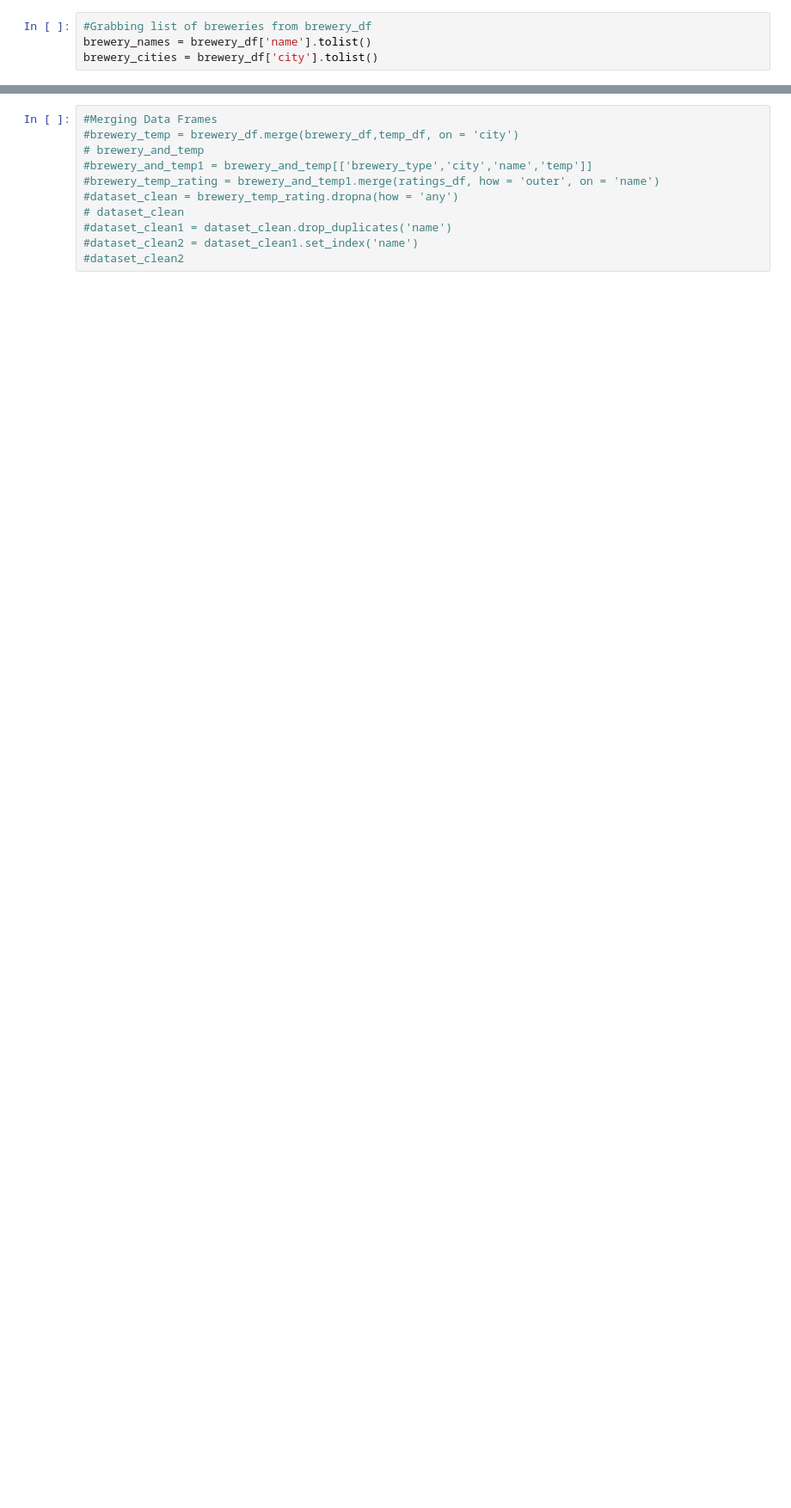
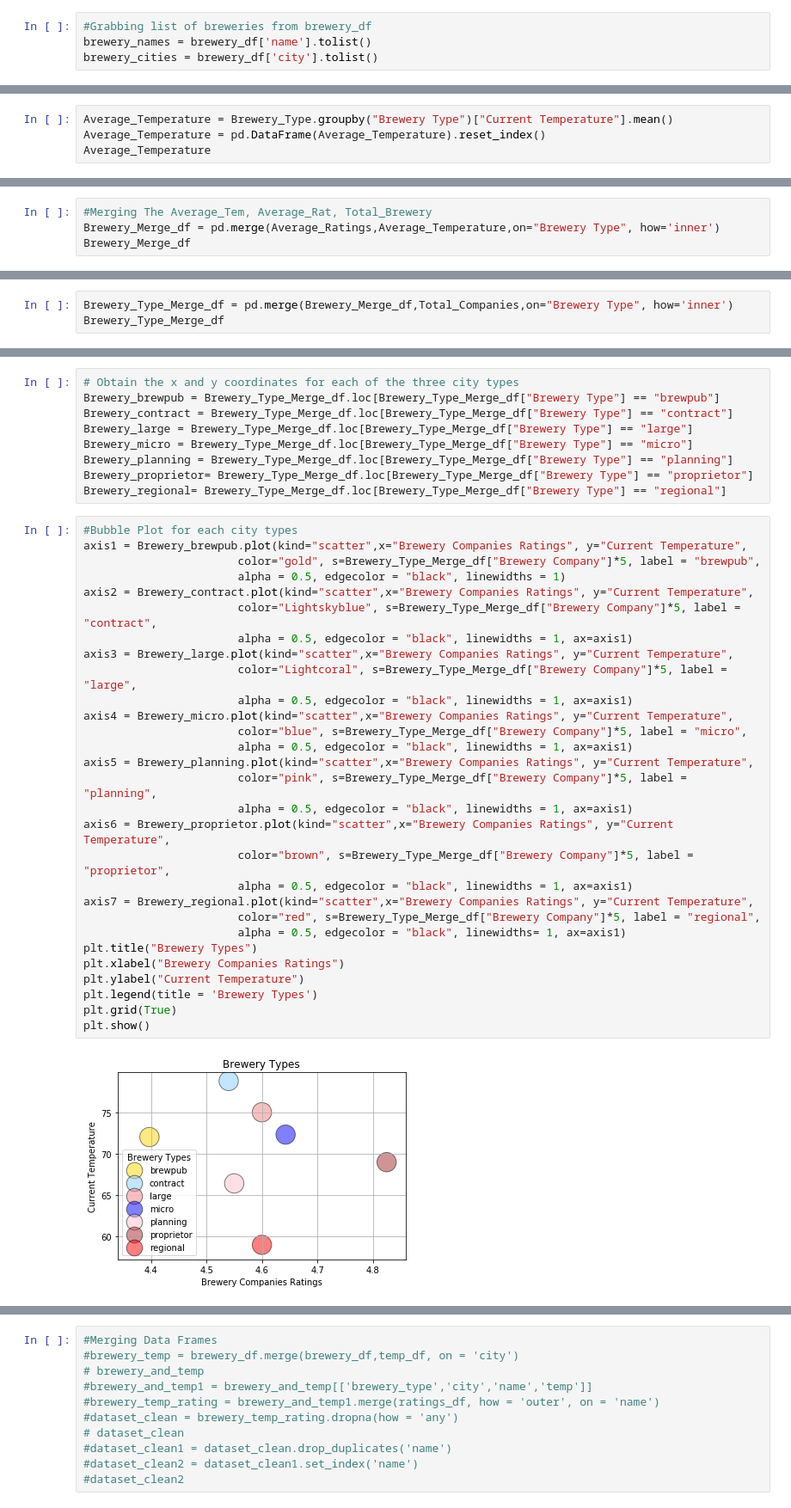
Before and after one commit to gmurphy794/InfoBeermatics, a Jupyter notebook: Beer Project.ipynb, the cells around one changed output, grey strips where cells are left out. Shown at 86% size. Cells and saved outputs as stored; diff of their text form; blank space fills up the shorter version.

```diff
--- a/Beer Project.ipynb
+++ b/Beer Project.ipynb
@@ -256,0 +287,4 @@ NameError: name 'B_T_R' is not defined
+# %%
+Average_Temperature = Brewery_Type.groupby("Brewery Type")["Current Temperature"].mean()
+Average_Temperature = pd.DataFrame(Average_Temperature).reset_index()
+Average_Temperature
@@ -256,0 +300,4 @@ NameError: name 'B_T_R' is not defined
+# %%
+#Merging The Average_Tem, Average_Rat, Total_Brewery
+Brewery_Merge_df = pd.merge(Average_Ratings,Average_Temperature,on="Brewery Type", how='inner')
+Brewery_Merge_df
@@ -256,0 +313,3 @@ NameError: name 'B_T_R' is not defined
+# %%
+Brewery_Type_Merge_df = pd.merge(Brewery_Merge_df,Total_Companies,on="Brewery Type", how='inner')
+Brewery_Type_Merge_df
@@ -256,0 +325,40 @@ NameError: name 'B_T_R' is not defined
+# %%
+# Obtain the x and y coordinates for each of the three city types
+Brewery_brewpub = Brewery_Type_Merge_df.loc[Brewery_Type_Merge_df["Brewery Type"] == "brewpub"]
+Brewery_contract = Brewery_Type_Merge_df.loc[Brewery_Type_Merge_df["Brewery Type"] == "contract"]
+Brewery_large = Brewery_Type_Merge_df.loc[Brewery_Type_Merge_df["Brewery Type"] == "large"]
+Brewery_micro = Brewery_Type_Merge_df.loc[Brewery_Type_Merge_df["Brewery Type"] == "micro"]
+Brewery_planning = Brewery_Type_Merge_df.loc[Brewery_Type_Merge_df["Brewery Type"] == "planning"]
+Brewery_proprietor= Brewery_Type_Merge_df.loc[Brewery_Type_Merge_df["Brewery Type"] == "proprietor"]
+Brewery_regional= Brewery_Type_Merge_df.loc[Brewery_Type_Merge_df["Brewery Type"] == "regional"]
+# %%
+#Bubble Plot for each city types
+axis1 = Brewery_brewpub.plot(kind="scatter",x="Brewery Companies Ratings", y="Current Temperature",
+                       color="gold", s=Brewery_Type_Merge_df["Brewery Company"]*5, label = "brewpub",
+                       alpha = 0.5, edgecolor = "black", linewidths = 1)
+axis2 = Brewery_contract.plot(kind="scatter",x="Brewery Companies Ratings", y="Current Temperature",
+                       color="Lightskyblue", s=Brewery_Type_Merge_df["Brewery Company"]*5, label = "contract",
+                       alpha = 0.5, edgecolor = "black", linewidths = 1, ax=axis1)
+axis3 = Brewery_large.plot(kind="scatter",x="Brewery Companies Ratings", y="Current Temperature",
+                       color="Lightcoral", s=Brewery_Type_Merge_df["Brewery Company"]*5, label = "large",
+                       alpha = 0.5, edgecolor = "black", linewidths = 1, ax=axis1)
+axis4 = Brewery_micro.plot(kind="scatter",x="Brewery Companies Ratings", y="Current Temperature",
+                       color="blue", s=Brewery_Type_Merge_df["Brewery Company"]*5, label = "micro",
+                       alpha = 0.5, edgecolor = "black", linewidths = 1, ax=axis1)
+axis5 = Brewery_planning.plot(kind="scatter",x="Brewery Companies Ratings", y="Current Temperature",
+                       color="pink", s=Brewery_Type_Merge_df["Brewery Company"]*5, label = "planning",
+                       alpha = 0.5, edgecolor = "black", linewidths = 1, ax=axis1)
+axis6 = Brewery_proprietor.plot(kind="scatter",x="Brewery Companies Ratings", y="Current Temperature",
+                       color="brown", s=Brewery_Type_Merge_df["Brewery Company"]*5, label = "proprietor",
+                       alpha = 0.5, edgecolor = "black", linewidths = 1, ax=axis1)
+axis7 = Brewery_regional.plot(kind="scatter",x="Brewery Companies Ratings", y="Current Temperature",
+                       color="red", s=Brewery_Type_Merge_df["Brewery Company"]*5, label = "regional",
+                       alpha = 0.5, edgecolor = "black", linewidths= 1, ax=axis1)
+plt.title("Brewery Types")
+plt.xlabel("Brewery Companies Ratings")
+plt.ylabel("Current Temperature")
+plt.legend(title = 'Brewery Types')
+plt.grid(True)
+plt.show()
+# %% [output]
+[figure, added]
```
Also changed, not shown: parts of 31 cells of this notebook.
